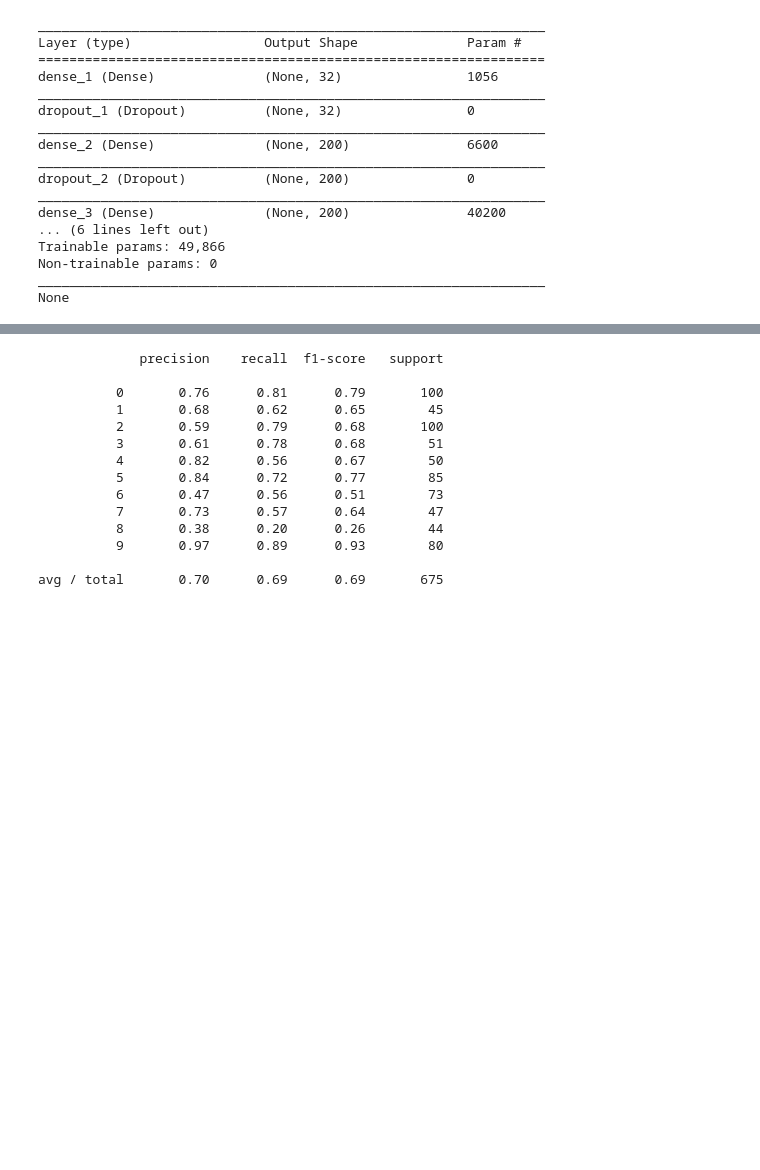
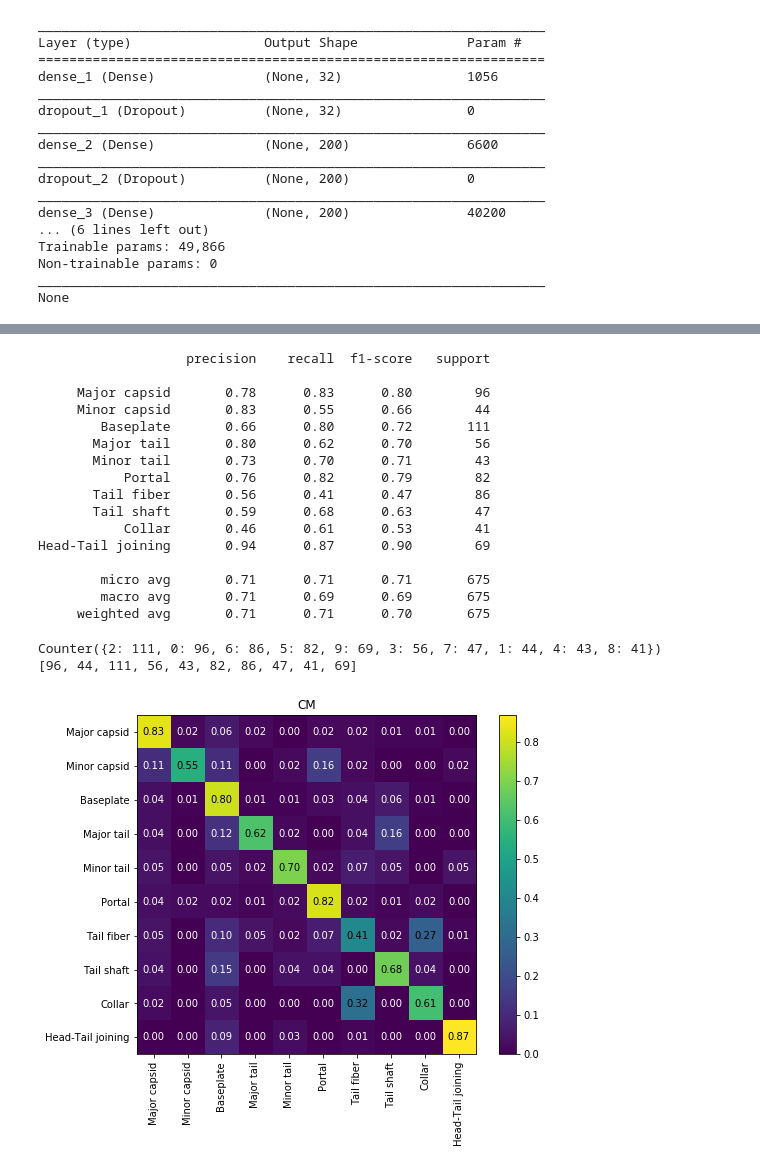
Before and after one commit to Adrian-Cantu/git-presentations, a Jupyter notebook: keras/phage_protein/discg_02_train.ipynb, the cells around one changed output, grey strips where cells are left out. Drawn from its saved outputs; the diff is of its cells as text; code cells hidden in the pictures; blank space fills up the shorter version.

Commit message:
added confution matrix code

```diff
--- a/keras/phage_protein/discg_02_train.ipynb
+++ b/keras/phage_protein/discg_02_train.ipynb
@@ -74,6 +64,6 @@ Non-trainable params: 0
 _________________________________________________________________
 None
 # %%
-model.fit(train_X, train_Y, epochs=200, batch_size=400,verbose=1)
+model.fit(train_X, train_Y, epochs=200, batch_size=1000,verbose=1)
 # %% [output]
 Epoch 1/200
@@ -106,23 +96,58 @@ from sklearn.metrics import classification_report
 
 test_Y_index = test_Y.argmax(axis=1) # Convert one-hot to index
 test_Y_predicted = model.predict_classes(test_X)
-print(classification_report(test_Y_index, test_Y_predicted ))
+labels_names=["Major capsid","Minor capsid","Baseplate","Major tail","Minor tail","Portal","Tail fiber",
+             "Tail shaft","Collar","Head-Tail joining"]
+print(classification_report(test_Y_index, test_Y_predicted, target_names=labels_names ))
 #print (test_Y_index)
 # %% [output]
-             precision    recall  f1-score   support
+                   precision    recall  f1-score   support
 
-          0       0.76      0.81      0.79       100
-          1       0.68      0.62      0.65        45
-          2       0.59      0.79      0.68       100
-          3       0.61      0.78      0.68        51
-          4       0.82      0.56      0.67        50
-          5       0.84      0.72      0.77        85
-          6       0.47      0.56      0.51        73
-          7       0.73      0.57      0.64        47
-          8       0.38      0.20      0.26        44
-          9       0.97      0.89      0.93        80
+     Major capsid       0.78      0.83      0.80        96
+     Minor capsid       0.83      0.55      0.66        44
+        Baseplate       0.66      0.80      0.72       111
+       Major tail       0.80      0.62      0.70        56
+       Minor tail       0.73      0.70      0.71        43
+           Portal       0.76      0.82      0.79        82
+       Tail fiber       0.56      0.41      0.47        86
+       Tail shaft       0.59      0.68      0.63        47
+           Collar       0.46      0.61      0.53        41
+Head-Tail joining       0.94      0.87      0.90        69
 
-avg / total       0.70      0.69      0.69       675
+        micro avg       0.71      0.71      0.71       675
+        macro avg       0.71      0.69      0.69       675
+     weighted avg       0.71      0.71      0.70       675
+# %%
+from collections import Counter
+zz=Counter(test_Y_index)
+sample_w=[zz[i] for i in range(0,10,1)]
+print(zz)
+print(sample_w)
+print()
+# %% [output]
+Counter({2: 111, 0: 96, 6: 86, 5: 82, 9: 69, 3: 56, 7: 47, 1: 44, 4: 43, 8: 41})
+[96, 44, 111, 56, 43, 82, 86, 47, 41, 69]
+# %%
+from sklearn.metrics import confusion_matrix
+import matplotlib.pyplot as plt
+import itertools
+
+CM=confusion_matrix(test_Y_index, test_Y_predicted)
+CM_n=CM/numpy.array(sample_w)[:,None]
+scale_up=1.3
+plt.figure(figsize=[6.4*scale_up, 4.8*scale_up])
+plt.imshow(CM_n, interpolation='nearest')
+plt.title('CM')
+plt.colorbar()
+tick_marks = numpy.arange(len(labels_names))
+plt.xticks(tick_marks, labels_names, rotation=90)
+plt.yticks(tick_marks, labels_names)
+fmt = '.2f'
+for i, j in itertools.product(range(CM_n.shape[0]), range(CM_n.shape[1])):
+        plt.text(j, i, format(CM_n[i, j], fmt),horizontalalignment="center",verticalalignment='center',
+                color="white" if CM_n[i, j] < 0.25 else "black")
+# %% [output]
+[figure, added]
 # %%
 #you can save the as a file so you dont have to train it every time
 model.save('di_sc_model.h5')
```
Also changed, not shown: parts of 3 cells of this notebook, 2 other files.
